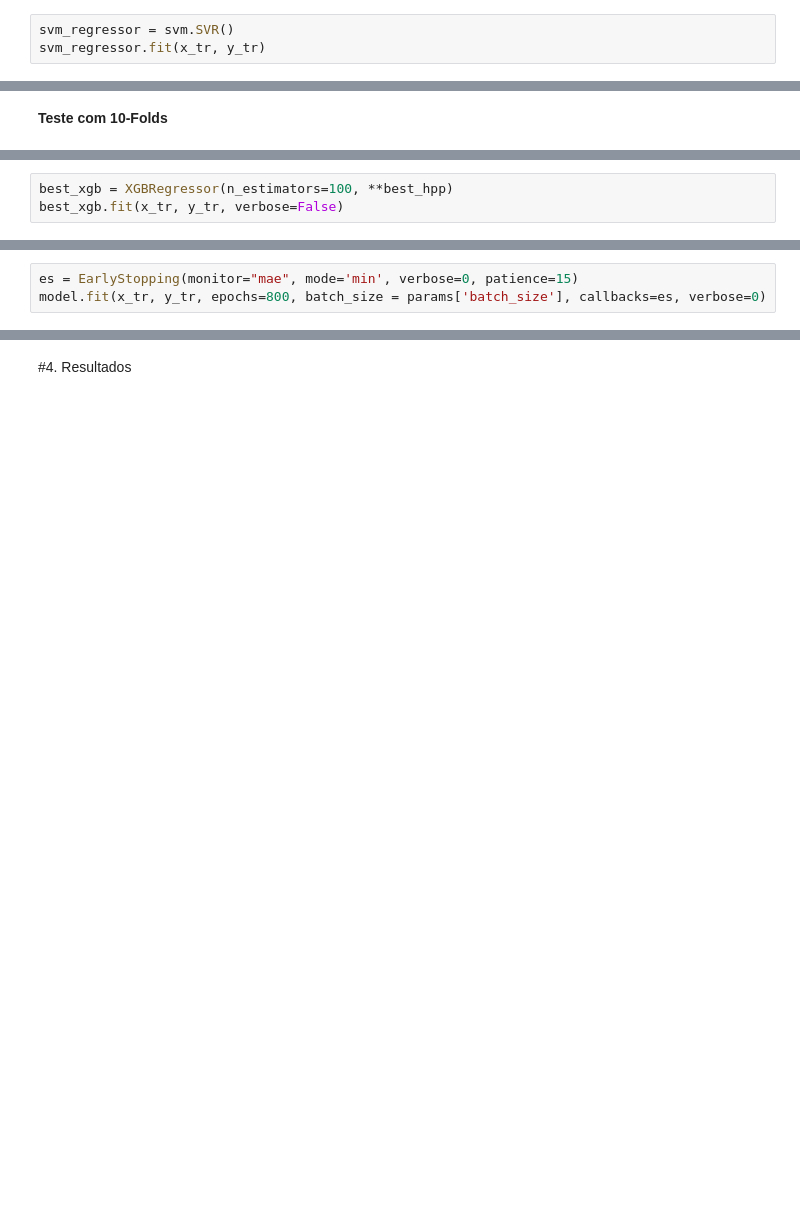
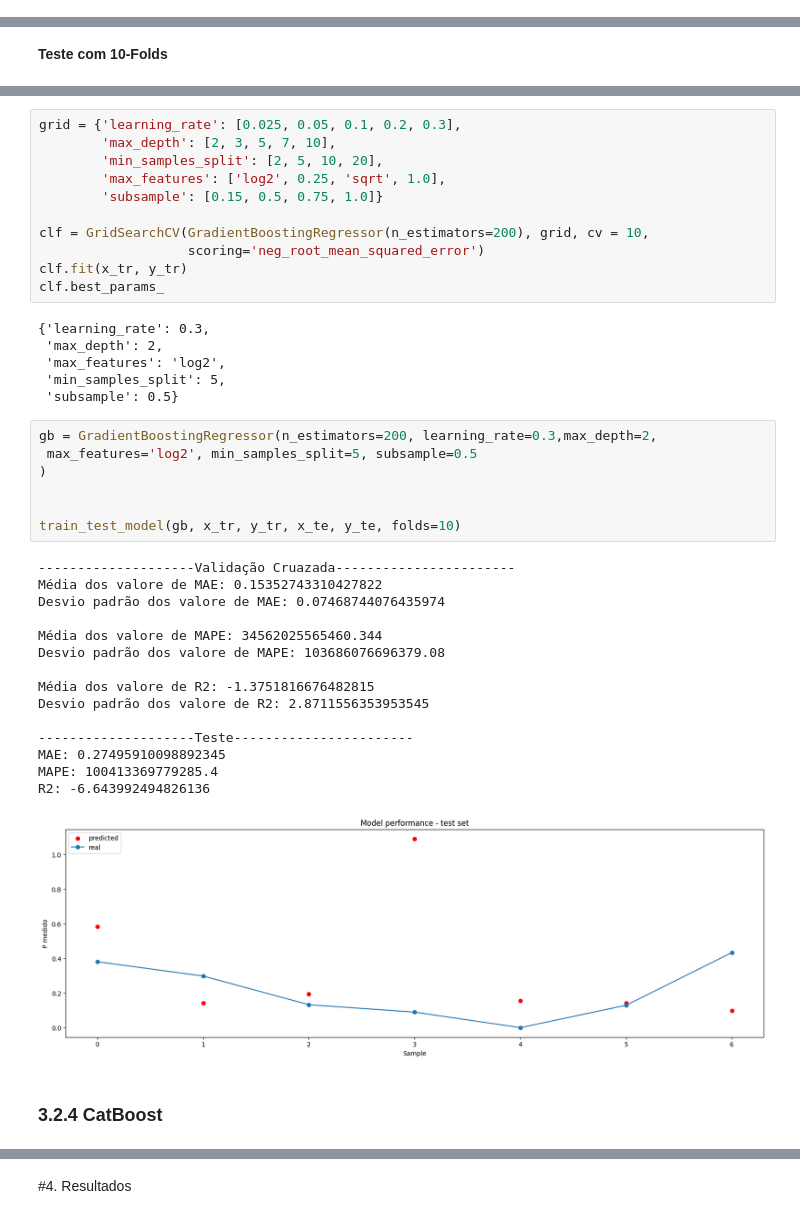
Before and after one commit to gabrie1-s/phosphorus_analysis, a Jupyter notebook: Analise_fosforo.ipynb, the cells around one changed output, grey strips where cells are left out. Drawn from its saved outputs; the diff is of its cells as text; blank space fills up the shorter version.

```diff
--- a/Analise_fosforo.ipynb
+++ b/Analise_fosforo.ipynb
@@ -537,8 +459,5 @@ print("R2: " + str(r2_score(y_te, y_pred)))
 # %%
 from sklearn import svm
-# %%
-svm_regressor = svm.SVR()
-svm_regressor.fit(x_tr, y_tr)
 # %% [markdown]
 **Teste com 5-Folds**
 # %%
@@ -683,3 +550,0 @@ best_hpp['eval_metric'] = ["mae", "mape", "logloss"]
-# %%
-best_xgb = XGBRegressor(n_estimators=100, **best_hpp)
-best_xgb.fit(x_tr, y_tr, verbose=False)
@@ -848,3 +550,0 @@ model = ann(params['neurons_1'], params['neurons_2'], params['neurons_3'],
-# %%
-es = EarlyStopping(monitor="mae", mode='min', verbose=0, patience=15)
-model.fit(x_tr, y_tr, epochs=800, batch_size = params['batch_size'], callbacks=es, verbose=0)
@@ -866,0 +566,42 @@ print("R2: " + str(r2_score(y_te, y_pred)))
+# %%
+grid = {'learning_rate': [0.025, 0.05, 0.1, 0.2, 0.3],
+        'max_depth': [2, 3, 5, 7, 10],
+        'min_samples_split': [2, 5, 10, 20],
+        'max_features': ['log2', 0.25, 'sqrt', 1.0],
+        'subsample': [0.15, 0.5, 0.75, 1.0]}
+
+clf = GridSearchCV(GradientBoostingRegressor(n_estimators=200), grid, cv = 10,
+                   scoring='neg_root_mean_squared_error')
+clf.fit(x_tr, y_tr)
+clf.best_params_
+# %% [output]
+{'learning_rate': 0.3,
+ 'max_depth': 2,
+ 'max_features': 'log2',
+ 'min_samples_split': 5,
+ 'subsample': 0.5}
+# %%
+gb = GradientBoostingRegressor(n_estimators=200, learning_rate=0.3,max_depth=2,
+ max_features='log2', min_samples_split=5, subsample=0.5
+)
+
+
+train_test_model(gb, x_tr, y_tr, x_te, y_te, folds=10)
+# %% [output]
+--------------------Validação Cruazada-----------------------
+Média dos valore de MAE: 0.15352743310427822
+Desvio padrão dos valore de MAE: 0.07468744076435974
+
+Média dos valore de MAPE: 34562025565460.344
+Desvio padrão dos valore de MAPE: 103686076696379.08
+
+Média dos valore de R2: -1.3751816676482815
+Desvio padrão dos valore de R2: 2.8711556353953545
+
+--------------------Teste-----------------------
+MAE: 0.27495910098892345
+MAPE: 100413369779285.4
+R2: -6.643992494826136
+[figure, added]
+# %% [markdown]
+### 3.2.4 CatBoost
```
Also changed, not shown: parts of 119 cells of this notebook.
